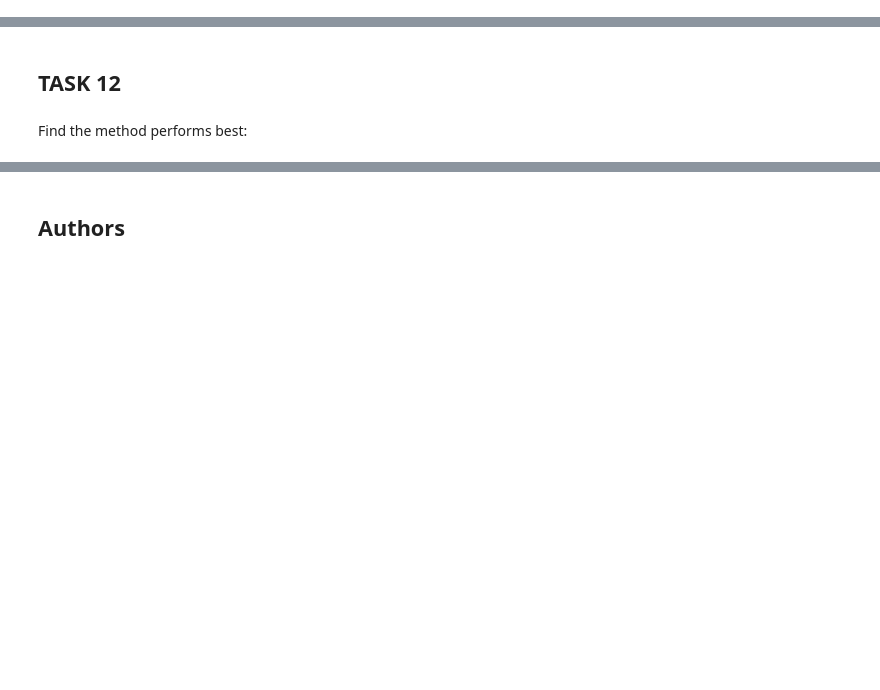
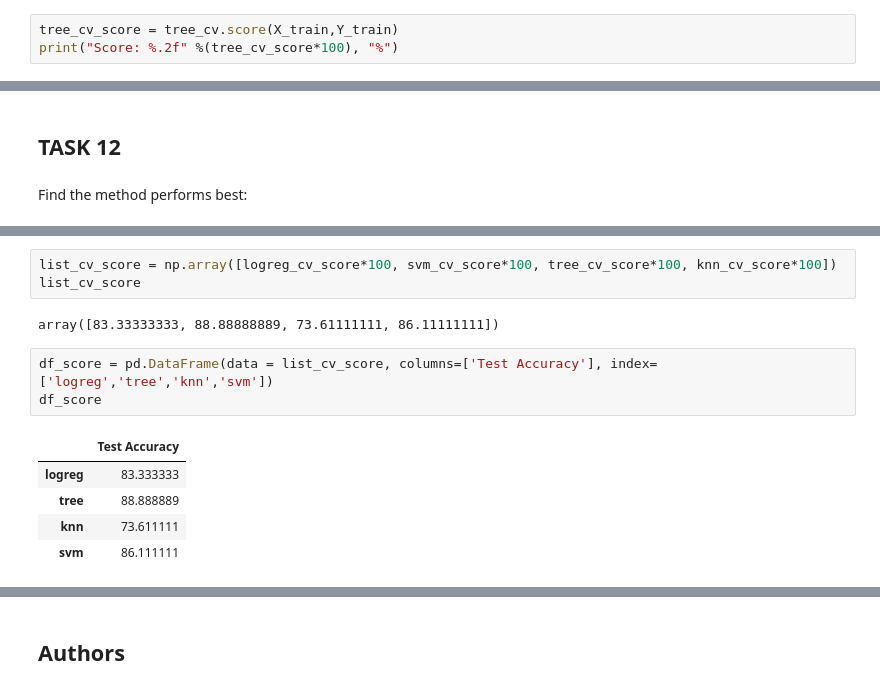
Before and after one commit to darwin-garcia/IBM-Data-Science, a Jupyter notebook: Capstone/SpaceX-Machine-Learning-Prediction-Part-5-v1.ipynb, the cells around one changed output, grey strips where cells are left out. Cells and saved outputs as stored; diff of their text form; blank space fills up the shorter version.

```diff
--- a/Capstone/SpaceX-Machine-Learning-Prediction-Part-5-v1.ipynb
+++ b/Capstone/SpaceX-Machine-Learning-Prediction-Part-5-v1.ipynb
@@ -258,3 +340,6 @@ print("accuracy :",tree_cv.best_score_)
 ## TASK  9
 # %% [markdown]
 Calculate the accuracy of tree_cv on the test data using the method <code>score</code>:
+# %%
+tree_cv_score = tree_cv.score(X_train,Y_train)
+print("Score: %.2f" %(tree_cv_score*100), "%")
@@ -291,0 +410,14 @@ Find the method performs best:
+# %%
+list_cv_score = np.array([logreg_cv_score*100, svm_cv_score*100, tree_cv_score*100, knn_cv_score*100])
+list_cv_score
+# %% [output]
+array([83.33333333, 88.88888889, 73.61111111, 86.11111111])
+# %%
+df_score = pd.DataFrame(data = list_cv_score, columns=['Test Accuracy'], index=['logreg','tree','knn','svm'])
+df_score
+# %% [output]
+|  | Test Accuracy |
+| logreg | 83.333333 |
+| tree | 88.888889 |
+| knn | 73.611111 |
+| svm | 86.111111 |
```
Also changed, not shown: parts of 24 cells of this notebook.
